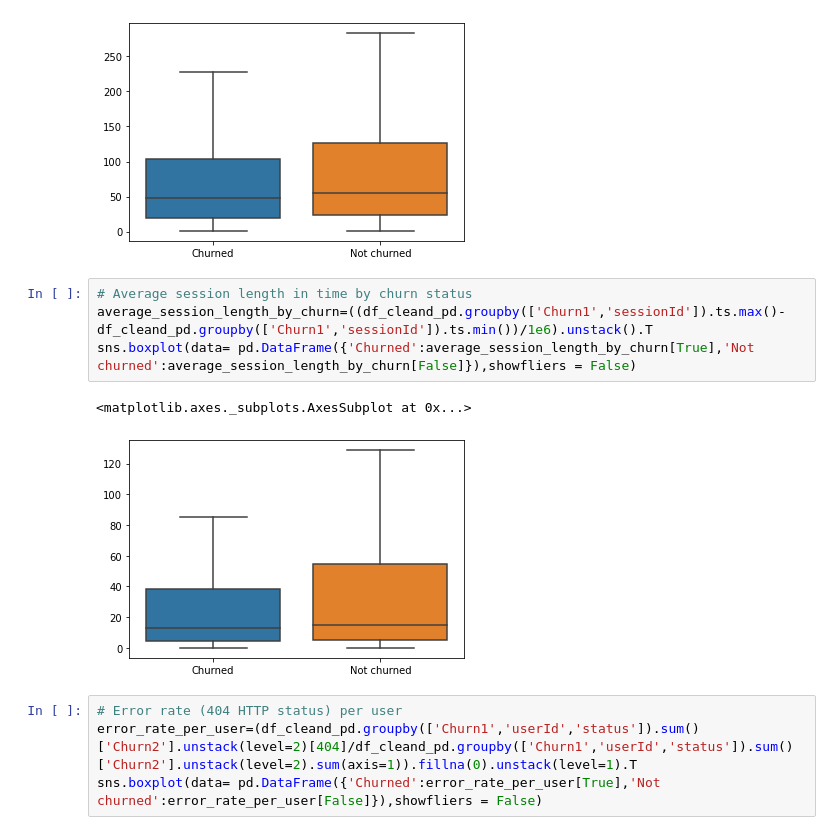
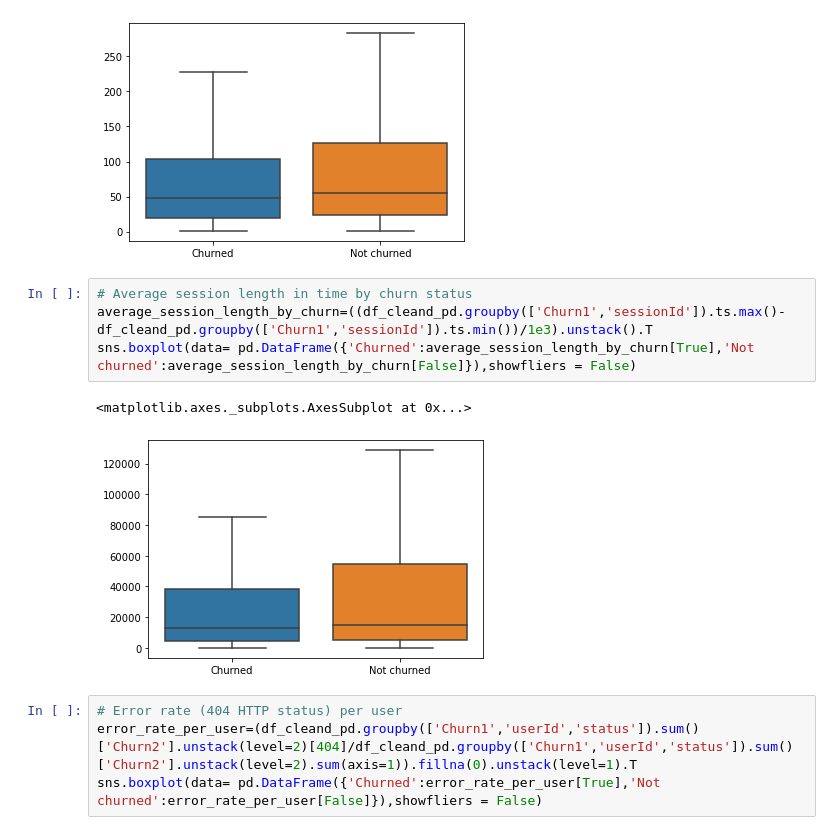
Before and after one commit to beaylott/sparkify, a Jupyter notebook: Sparkify.ipynb, the cells around one changed output. Cells and saved outputs as stored; diff of their text form.

```diff
--- a/Sparkify.ipynb
+++ b/Sparkify.ipynb
@@ -343,11 +345,11 @@ sns.boxplot(data= pd.DataFrame({'Churned':ave_songs_per_session[True],'Not churn
 [figure]
 # %%
 # Average session length in time by churn status
-average_session_length_by_churn=((df_cleand_pd.groupby(['Churn1','sessionId']).ts.max()-df_cleand_pd.groupby(['Churn1','sessionId']).ts.min())/1e6).unstack().T
+average_session_length_by_churn=((df_cleand_pd.groupby(['Churn1','sessionId']).ts.max()-df_cleand_pd.groupby(['Churn1','sessionId']).ts.min())/1e3).unstack().T
 sns.boxplot(data= pd.DataFrame({'Churned':average_session_length_by_churn[True],'Not churned':average_session_length_by_churn[False]}),showfliers = False)
 # %% [output]
 <matplotlib.axes._subplots.AxesSubplot at 0x...>
-[figure, old version]
+[figure, new version]
 # %%
 # Error rate (404 HTTP status) per user
 error_rate_per_user=(df_cleand_pd.groupby(['Churn1','userId','status']).sum()['Churn2'].unstack(level=2)[404]/df_cleand_pd.groupby(['Churn1','userId','status']).sum()['Churn2'].unstack(level=2).sum(axis=1)).fillna(0).unstack(level=1).T
```
Also changed, not shown: parts of 22 cells of this notebook.
